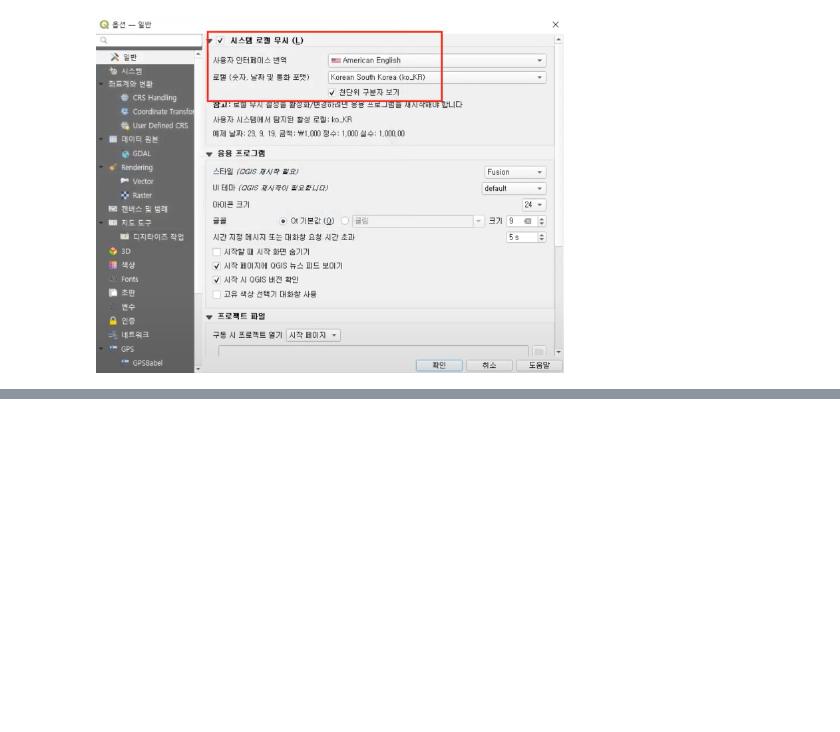
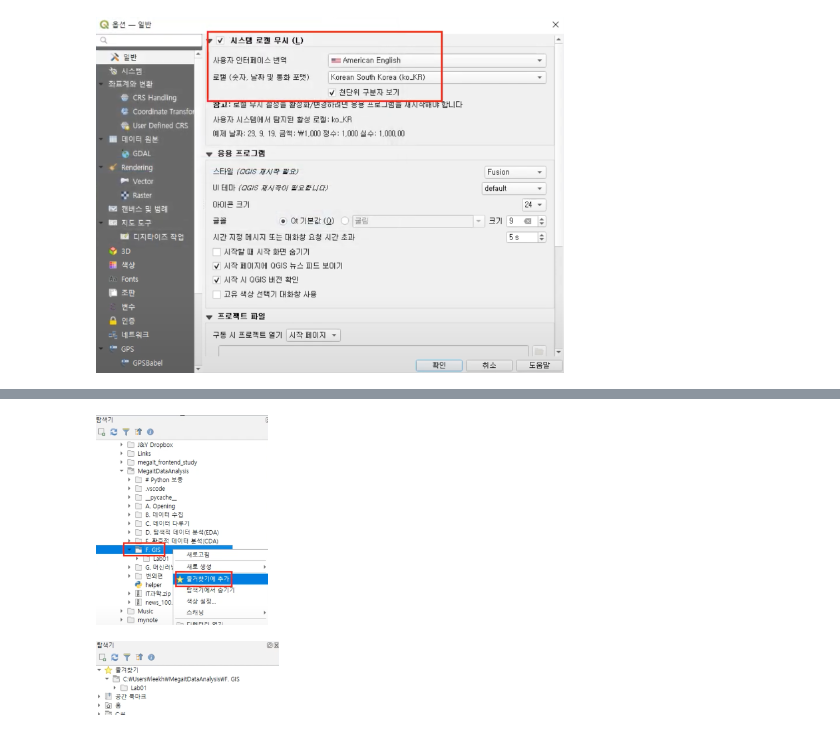
Before and after one commit to dahyoon/data_analysis, a Jupyter notebook: F_QGIS/00_GIS_개요.ipynb, the cells around one changed output, grey strips where cells are left out. Drawn from its saved outputs; the diff is of its cells as text; code cells hidden in the pictures; blank space fills up the shorter version.

```diff
--- a/F_QGIS/QGIS.ipynb
+++ b/F_QGIS/00_GIS_개요.ipynb
@@ -84,0 +104,6 @@ display(Image('image6_setting.png'))
+# %%
+display(Image(filename='image8_favorites.png'))
+display(Image(filename='image9_favorites.png'))
+# %% [output]
+[figure, added]
+[figure, added]
```
Also changed, not shown: parts of 5 cells of this notebook, 34 other files.
